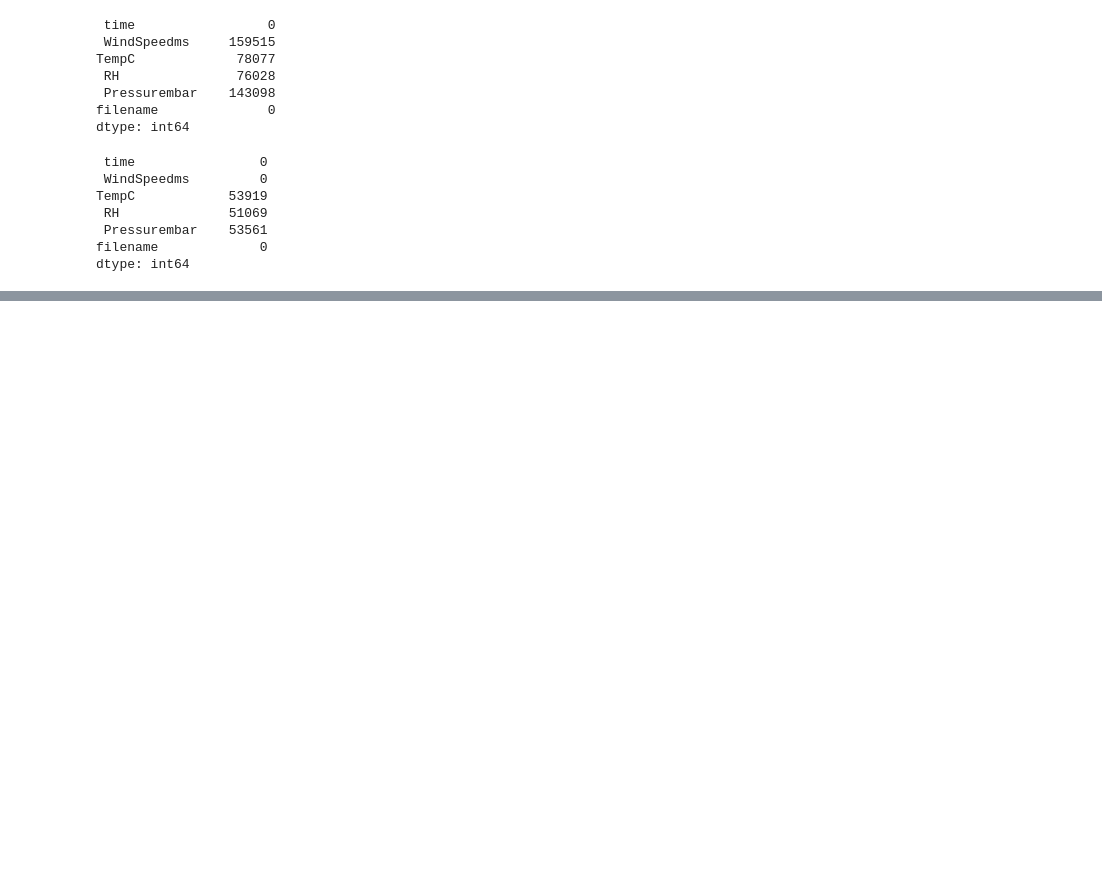
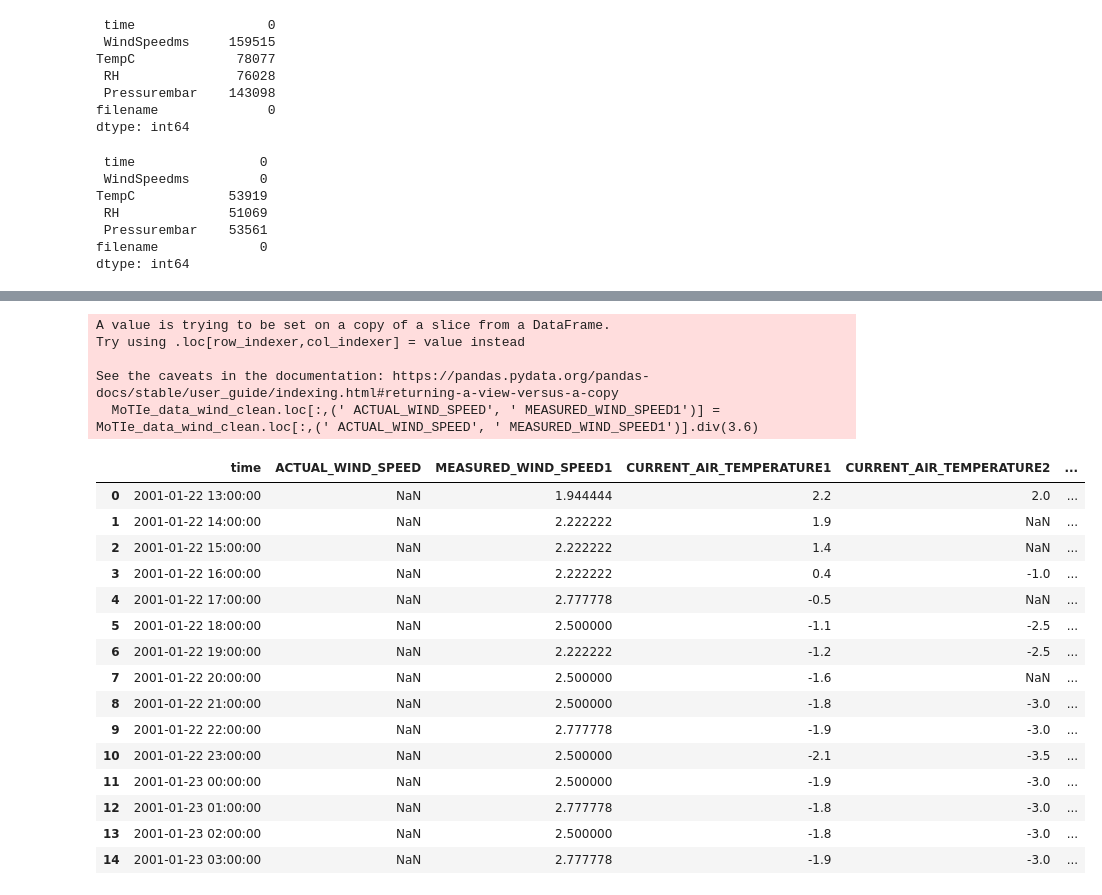
Before and after one commit to madiwiebe/LHL_Capstone_Project, a Jupyter notebook: notebooks/cleaning_data.ipynb, the cells around one changed output, grey strips where cells are left out. Cells and saved outputs as stored; diff of their text form; code cells hidden in the pictures; blank space fills up the shorter version.

```diff
--- a/notebooks/cleaning_data.ipynb
+++ b/notebooks/cleaning_data.ipynb
@@ -519,0 +633,26 @@ FLNRO_FERN_data_wind_clean.to_csv(f'{path_2}/FLNRO_FERN_data_wind_clean.csv')
+# %%
+# convert windspeed values from km/h to m/s by dividing values by 3.6
+MoTIe_data_wind_clean.loc[:,(' ACTUAL_WIND_SPEED', ' MEASURED_WIND_SPEED1')] = MoTIe_data_wind_clean.loc[:,(' ACTUAL_WIND_SPEED', ' MEASURED_WIND_SPEED1')].div(3.6)
+MoTIe_data_wind_clean.head(15)
+# %% [output]
+A value is trying to be set on a copy of a slice from a DataFrame.
+Try using .loc[row_indexer,col_indexer] = value instead
+
+See the caveats in the documentation: https://pandas.pydata.org/pandas-docs/stable/user_guide/indexing.html#returning-a-view-versus-a-copy
+  MoTIe_data_wind_clean.loc[:,(' ACTUAL_WIND_SPEED', ' MEASURED_WIND_SPEED1')] = MoTIe_data_wind_clean.loc[:,(' ACTUAL_WIND_SPEED', ' MEASURED_WIND_SPEED1')].div(3.6)
+|  | time | ACTUAL_WIND_SPEED | MEASURED_WIND_SPEED1 | CURRENT_AIR_TEMPERATURE1 | CURRENT_AIR_TEMPERATURE2 | ... |
+| 0 | 2001-01-22 13:00:00 | NaN | 1.944444 | 2.2 | 2.0 | ... |
+| 1 | 2001-01-22 14:00:00 | NaN | 2.222222 | 1.9 | NaN | ... |
+| 2 | 2001-01-22 15:00:00 | NaN | 2.222222 | 1.4 | NaN | ... |
+| 3 | 2001-01-22 16:00:00 | NaN | 2.222222 | 0.4 | -1.0 | ... |
+| 4 | 2001-01-22 17:00:00 | NaN | 2.777778 | -0.5 | NaN | ... |
+| 5 | 2001-01-22 18:00:00 | NaN | 2.500000 | -1.1 | -2.5 | ... |
+| 6 | 2001-01-22 19:00:00 | NaN | 2.222222 | -1.2 | -2.5 | ... |
+| 7 | 2001-01-22 20:00:00 | NaN | 2.500000 | -1.6 | NaN | ... |
+| 8 | 2001-01-22 21:00:00 | NaN | 2.500000 | -1.8 | -3.0 | ... |
+| 9 | 2001-01-22 22:00:00 | NaN | 2.777778 | -1.9 | -3.0 | ... |
+| 10 | 2001-01-22 23:00:00 | NaN | 2.500000 | -2.1 | -3.5 | ... |
+| 11 | 2001-01-23 00:00:00 | NaN | 2.500000 | -1.9 | -3.0 | ... |
+| 12 | 2001-01-23 01:00:00 | NaN | 2.777778 | -1.8 | -3.0 | ... |
+| 13 | 2001-01-23 02:00:00 | NaN | 2.500000 | -1.8 | -3.0 | ... |
+| 14 | 2001-01-23 03:00:00 | NaN | 2.777778 | -1.9 | -3.0 | ... |
```
Also changed, not shown: parts of 12 cells of this notebook.
